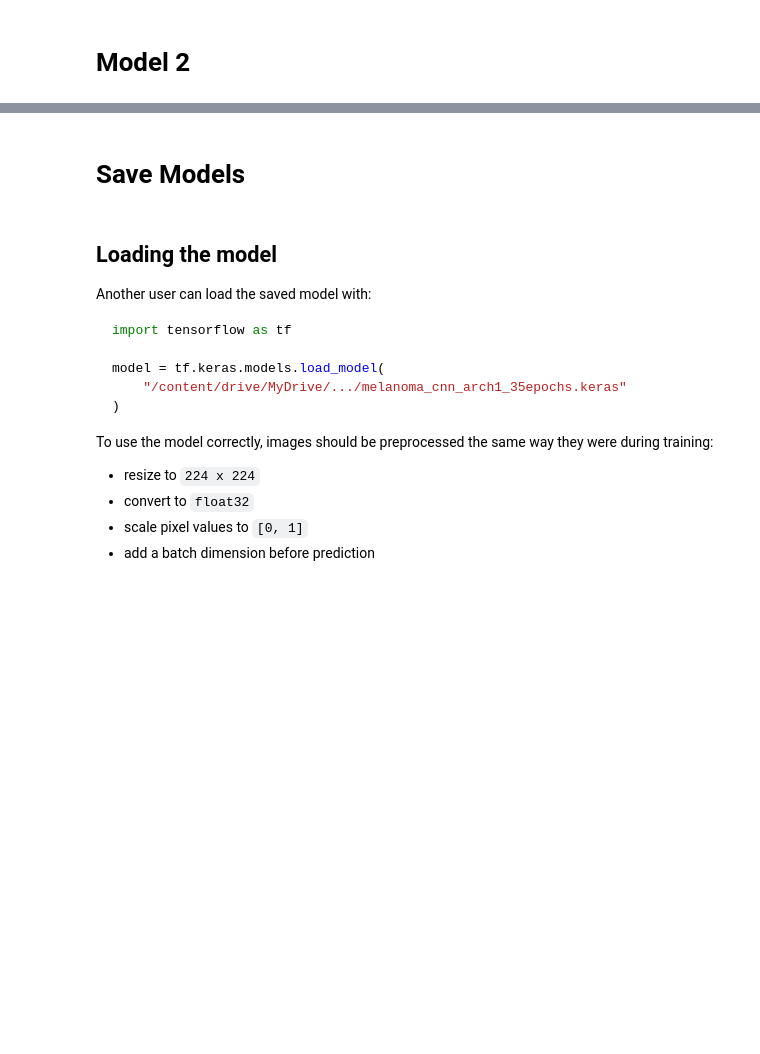
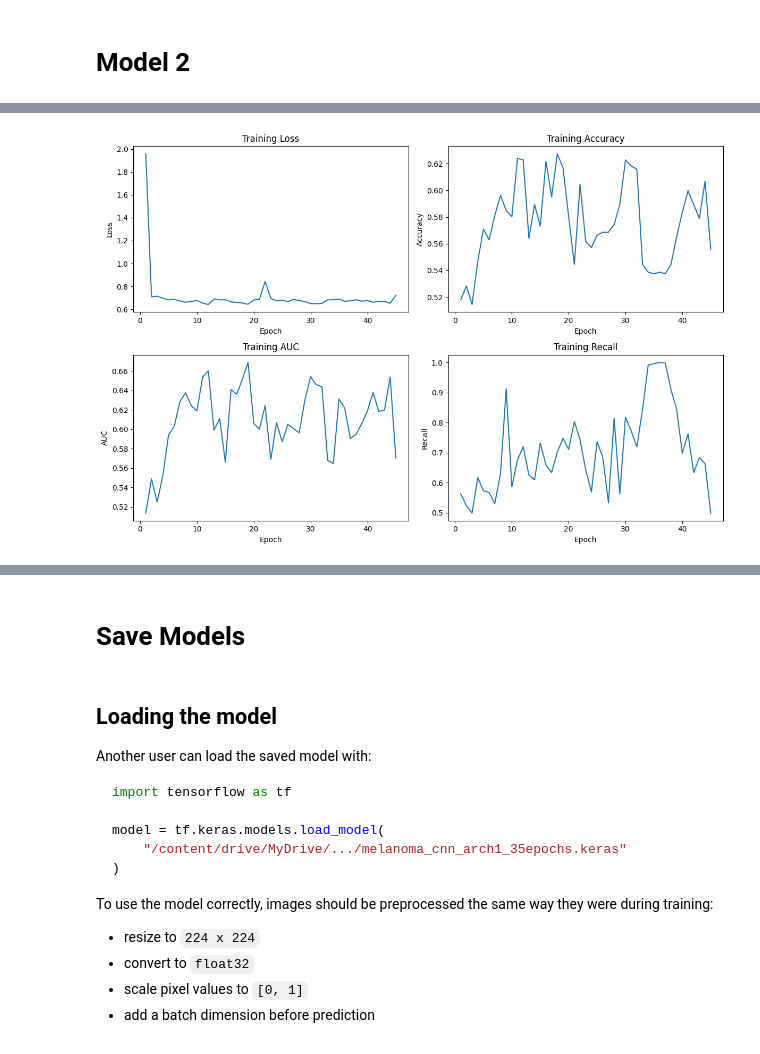
Before and after one commit to YaroslawBagriy/MelanomaDetection, a Jupyter notebook: notebooks/CNN/CNN_discovery.ipynb, the cells around one changed output, grey strips where cells are left out. Cells and saved outputs as stored; diff of their text form; code cells hidden in the pictures; blank space fills up the shorter version.

```diff
--- a/notebooks/CNN/CNN_discovery.ipynb
+++ b/notebooks/CNN/CNN_discovery.ipynb
@@ -445,0 +503,23 @@ weighted avg       0.67      0.66      0.66       217
+# %%
+#compile
+model_3.compile(
+  optimizer='adam',
+  loss='binary_crossentropy',
+  # medical classificaitons metrics care more about AUC, Precision, and Recall
+  metrics=[
+    "accuracy",
+    tf.keras.metrics.AUC(name="auc"),
+    tf.keras.metrics.Precision(name="precision"),
+    tf.keras.metrics.Recall(name="recall"),
+  ]
+)
+# %%
+# training
+EPOCHS = 45
+
+history_3 = model_3.fit(
+  train_dataset,
+  epochs=EPOCHS
+)
+
+print(history_3.history.keys())
@@ -445,0 +555,5 @@ weighted avg       0.67      0.66      0.66       217
+# %%
+# plot
+plot_training_history(history_3)
+# %% [output]
+[figure, added]
```
Also changed, not shown: parts of 19 cells of this notebook, 2 other files.
